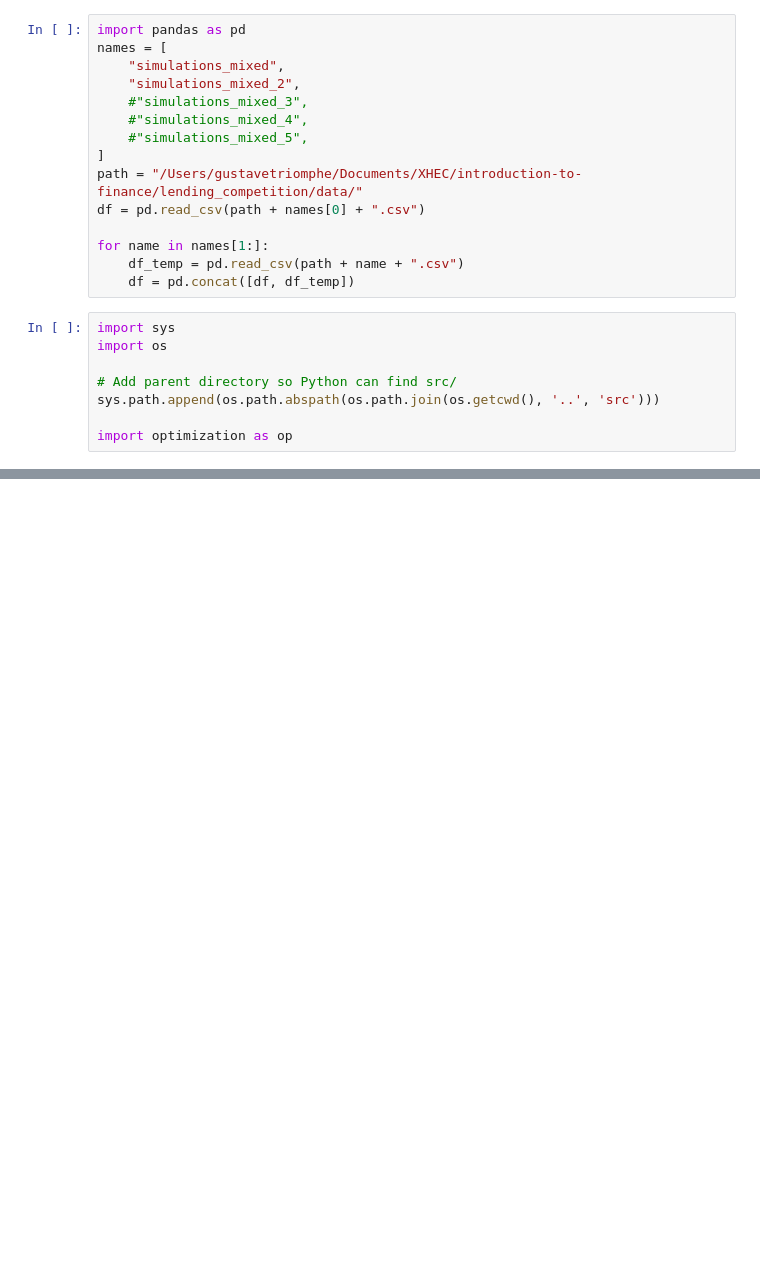
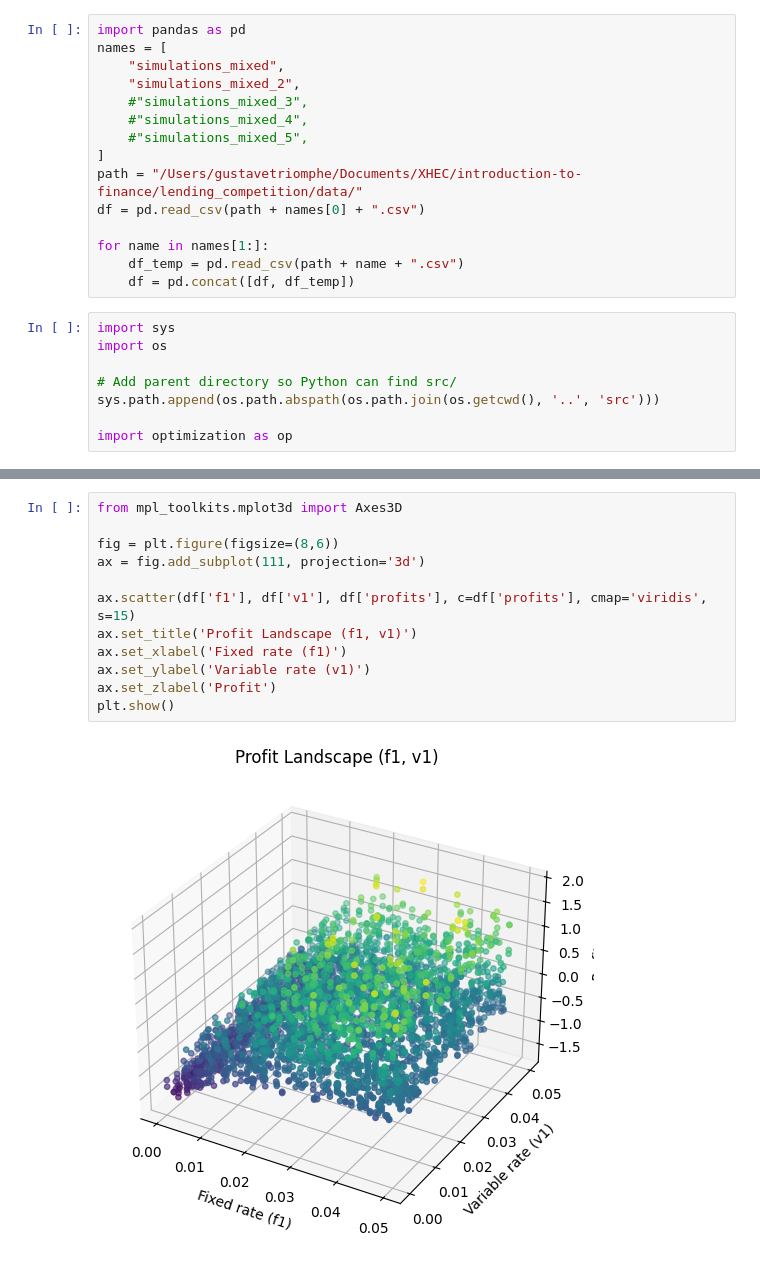
Before and after one commit to pfilisetti/lending_competition, a Jupyter notebook: notebooks/optimizing_m.ipynb, the cells around one changed output, grey strips where cells are left out. Cells and saved outputs as stored; diff of their text form; blank space fills up the shorter version.

```diff
--- a/notebooks/optimizing_m.ipynb
+++ b/notebooks/optimizing_m.ipynb
@@ -32,0 +84,14 @@ op.plot_profit_distributions(df, df_r1, df_r2, df_r3)
+# %%
+from mpl_toolkits.mplot3d import Axes3D
+
+fig = plt.figure(figsize=(8,6))
+ax = fig.add_subplot(111, projection='3d')
+
+ax.scatter(df['f1'], df['v1'], df['profits'], c=df['profits'], cmap='viridis', s=15)
+ax.set_title('Profit Landscape (f1, v1)')
+ax.set_xlabel('Fixed rate (f1)')
+ax.set_ylabel('Variable rate (v1)')
+ax.set_zlabel('Profit')
+plt.show()
+# %% [output]
+[figure, added]
```
Also changed, not shown: parts of 5 cells of this notebook, 6 other files.
